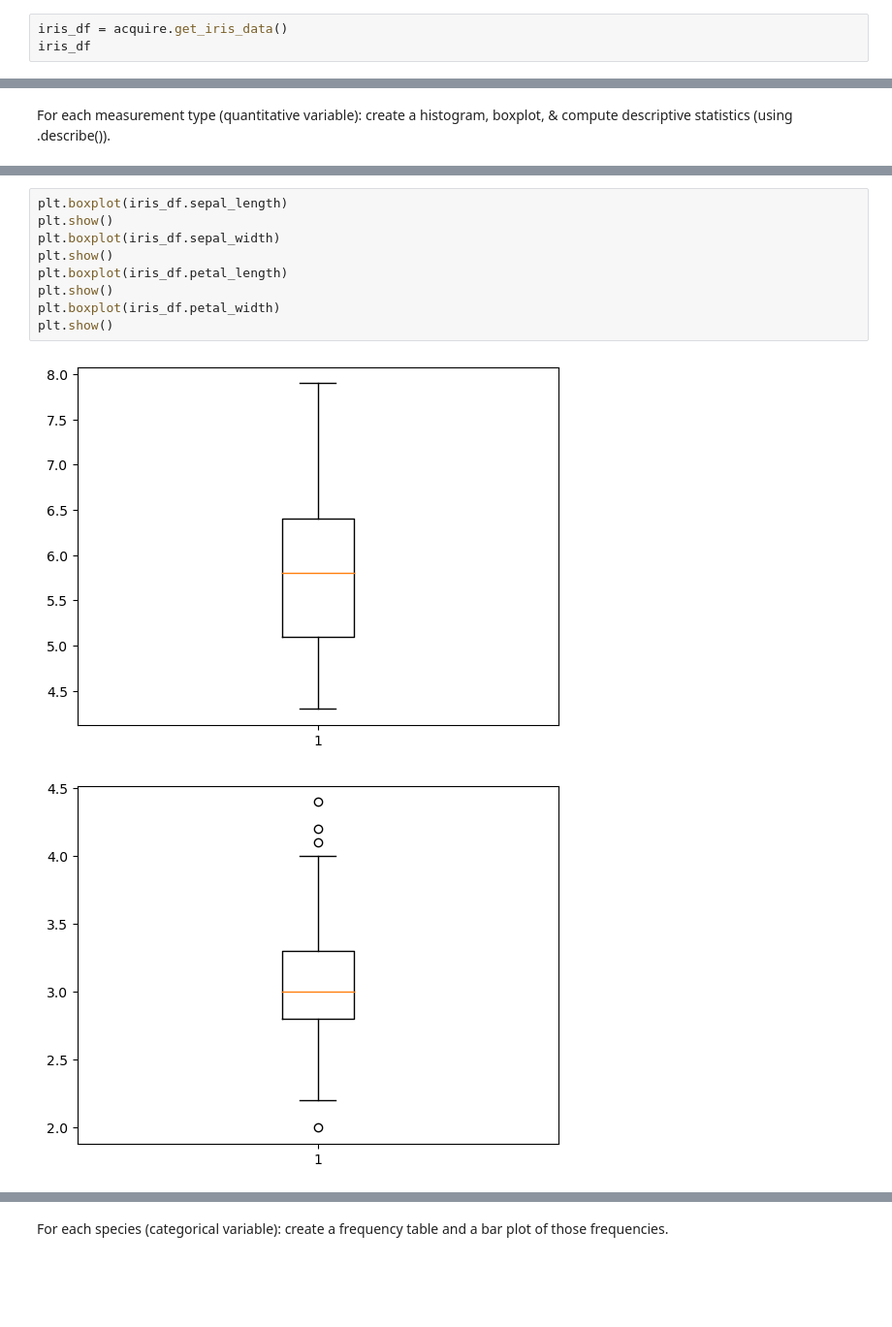
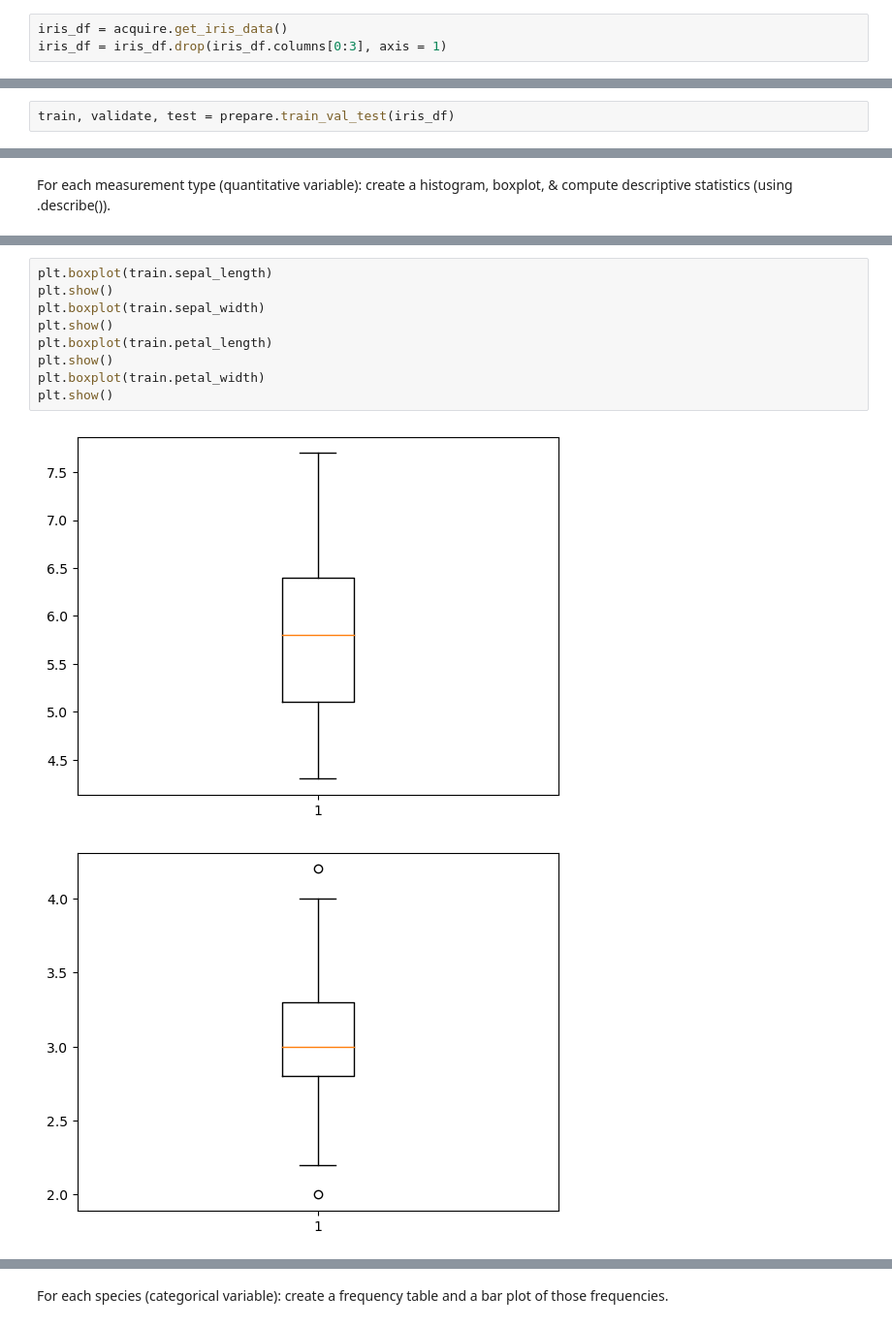
Before and after one commit to Bartholomew-Taylor/classification-exercises, a Jupyter notebook: Exploration_exercises.ipynb, the cells around one changed output, grey strips where cells are left out. Shown at 97% size. Drawn from its saved outputs; the diff is of its cells as text; blank space fills up the shorter version.

```diff
--- a/Exploration_exercises.ipynb
+++ b/Exploration_exercises.ipynb
@@ -19,4 +19,4 @@ Section 1 - iris_db: Using iris data from our mySQL server and the methods used
 Acquire, prepare & split your data.
 # %%
 iris_df = acquire.get_iris_data()
-iris_df
+iris_df = iris_df.drop(iris_df.columns[0:3], axis = 1)
@@ -41,3 +23,5 @@ iris_df
+# %%
+train, validate, test = prepare.train_val_test(iris_df)
 # %% [markdown]
 Univariate Stats
 # %% [markdown]
@@ -71,12 +79,12 @@ plt.show()
 # %%
-plt.boxplot(iris_df.sepal_length)
+plt.boxplot(train.sepal_length)
 plt.show()
-plt.boxplot(iris_df.sepal_width)
+plt.boxplot(train.sepal_width)
 plt.show()
-plt.boxplot(iris_df.petal_length)
+plt.boxplot(train.petal_length)
 plt.show()
-plt.boxplot(iris_df.petal_width)
+plt.boxplot(train.petal_width)
 plt.show()
 # %% [output]
-[figure, old version]
+[figure, new version]
-[figure, old version]
+[figure, new version]
```
Also changed, not shown: parts of 15 cells of this notebook, 1 other file.
